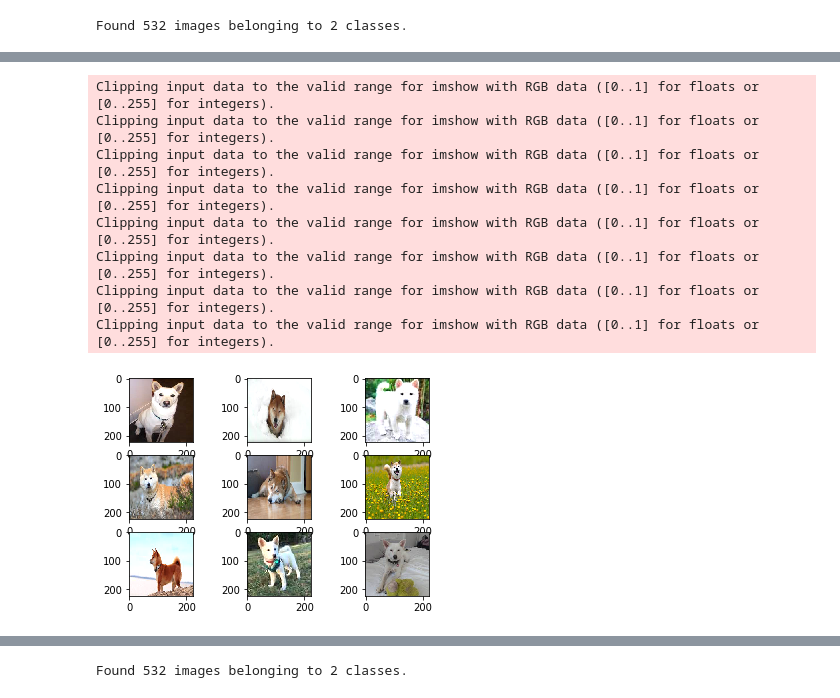
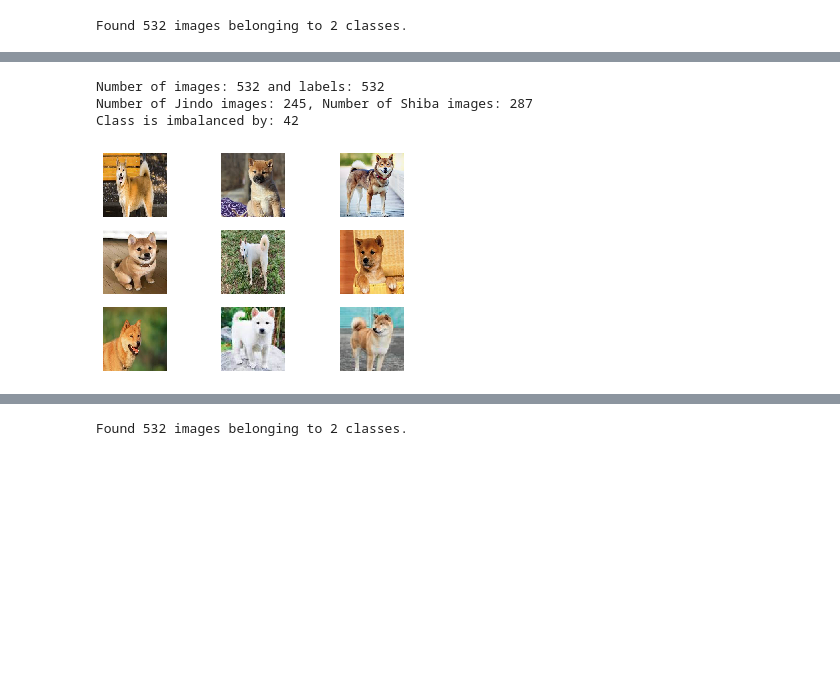
Before and after one commit to rmei97/shiba_vs_jindo, a Jupyter notebook: CNN Modeling.ipynb, the cells around one changed output, grey strips where cells are left out. Saved outputs shown, nothing was run; the diff lists cells and outputs as text; code cells hidden in the pictures; blank space fills up the shorter version.

```diff
--- a/CNN Modeling.ipynb
+++ b/CNN Modeling.ipynb
@@ -25,0 +24,25 @@ import pickle
+# %%
+def check_data(images,labels):
+    '''
+    Checking number of total images and labels to make sure they are the same
+    Print the number of class images for jindo and shiba (class imbalance)
+    Print the plots of 9 images
+    '''
+    #find all indexes with a value of 0 and use the first value of the returned tuple
+    #taking the length gives the number of indexes with value 0
+    num_jindo = len(np.where(labels == 0)[0])
+    num_shiba = len(np.where(labels == 1)[0])
+
+    diff = abs(num_jindo-num_shiba)
+
+    print('Number of images: {} and labels: {}'.format(len(images), len(labels)))
+    print('Number of Jindo images: {}, Number of Shiba images: {}'.format(num_jindo,num_shiba))
+    if num_jindo != num_shiba:
+        print('Class is imbalanced by: {}'.format(diff))
+
+    #plot with matplotlib
+    for i in range(9):
+        plt.subplot(330 + 1 + i)
+        plt.imshow((images[i]*225).astype(np.uint8)) #cast to avoid clipping data error
+        plt.axis('off') #Turn axes on or off
+    plt.show()
@@ -54,19 +74,11 @@ Clipping input data to the valid range for imshow with RGB data ([0..1] for floa
-# %%
-#plot with matplotlib
-for i in range(9):
-  plt.subplot(330 + 1 + i)
-  plt.imshow(images[i])
-plt.show()
-# %% [output]
-Clipping input data to the valid range for imshow with RGB data ([0..1] for floats or [0..255] for integers).
-Clipping input data to the valid range for imshow with RGB data ([0..1] for floats or [0..255] for integers).
-Clipping input data to the valid range for imshow with RGB data ([0..1] for floats or [0..255] for integers).
-Clipping input data to the valid range for imshow with RGB data ([0..1] for floats or [0..255] for integers).
-Clipping input data to the valid range for imshow with RGB data ([0..1] for floats or [0..255] for integers).
-Clipping input data to the valid range for imshow with RGB data ([0..1] for floats or [0..255] for integers).
-Clipping input data to the valid range for imshow with RGB data ([0..1] for floats or [0..255] for integers).
-Clipping input data to the valid range for imshow with RGB data ([0..1] for floats or [0..255] for integers).
-[figure, removed]
+# %%
+plt.axis('off')
+check_data(images,labels)
+# %% [output]
+Number of images: 532 and labels: 532
+Number of Jindo images: 245, Number of Shiba images: 287
+Class is imbalanced by: 42
+[figure, added]
 # %%
 fig, ax = plt.subplots(figsize = (4,4))
 
```
Also changed, not shown: parts of 87 cells of this notebook, 6 other files.
